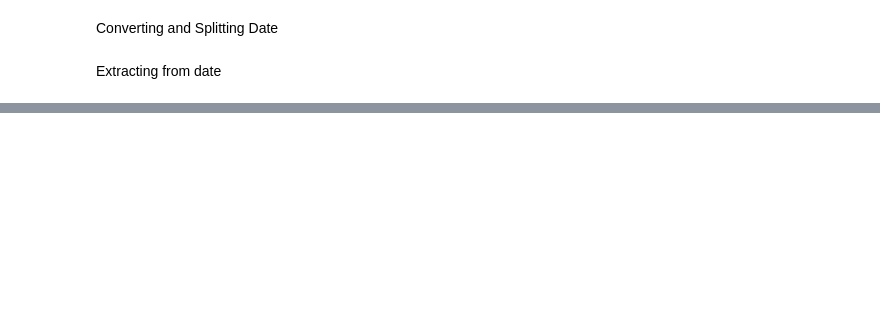
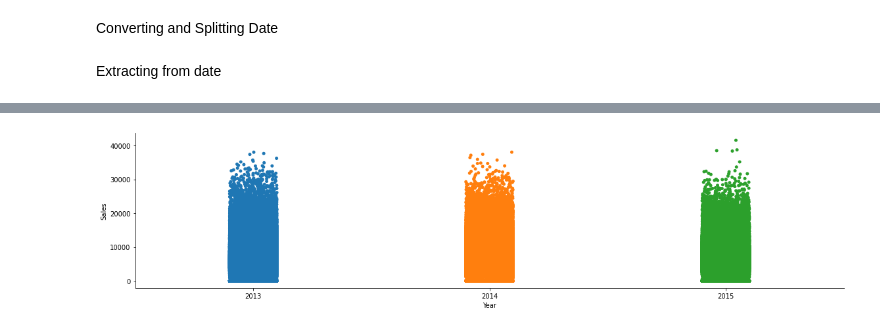
Before and after one commit to kdhaw6/Retail-Sales-Analysis---Regression-Project, a Jupyter notebook: Kunal_Dhawan_Project_Retail_Sales_Prediction.ipynb, the cells around one changed output, grey strips where cells are left out. Cells and saved outputs as stored; diff of their text form; code cells hidden in the pictures; blank space fills up the shorter version.

```diff
--- a/Kunal_Dhawan_Project_Retail_Sales_Prediction.ipynb
+++ b/Kunal_Dhawan_Project_Retail_Sales_Prediction.ipynb
@@ -272,0 +202,4 @@ plt.show()
+# %%
+sns.catplot(x='Year',y='Sales',data=dataset, height=4, aspect=4 );
+# %% [output]
+[figure, added]
```
Also changed, not shown: parts of 44 cells of this notebook.
